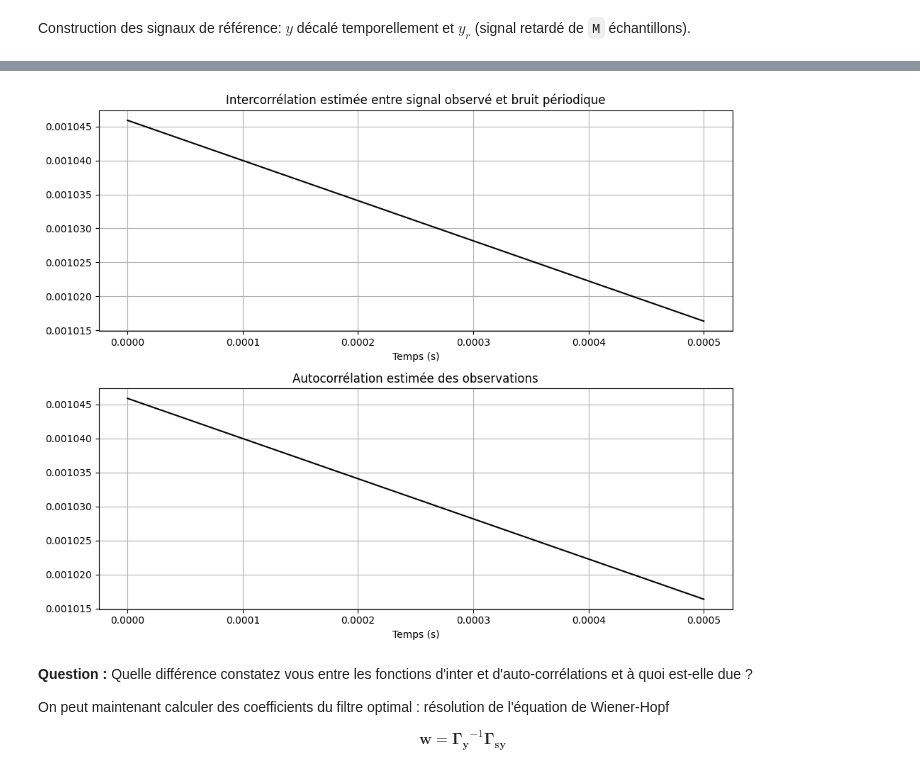
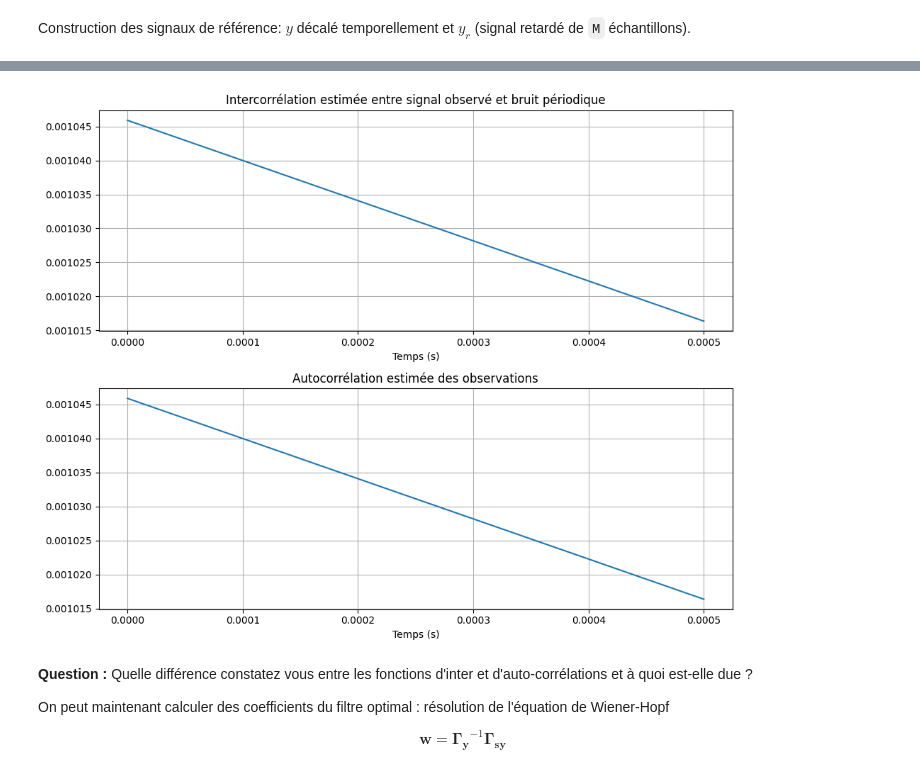
Before and after one commit to fchatelain/ExemplesFLO, a Jupyter notebook: BE1/BE1_Wiener_template.ipynb, the cells around one changed output, grey strips where cells are left out. Cells and saved outputs as stored; diff of their text form; code cells hidden in the pictures.

```diff
--- a/BE1/BE1_Wiener_template.ipynb
+++ b/BE1/BE1_Wiener_template.ipynb
@@ -311,30 +311,30 @@ $\Gamma_{y}[\cdot]$ et $\Gamma_{sy}[\cdot]$ pour tous les retards $r=0,\ldots,$`
 # %%
 # Estimation de l'intercorrélation Gamma_sy
 [inter_sy, lags] = xcorr(y, y_retard, maxlag = Nrif, scale=scale)
 # On regarde dans [0, Nrif] et on ne garde que les retards positifs
 inter_sy = inter_sy[Nrif:]
 lags = lags[Nrif:] / Fe  # En secondes
 
 # Estimation de l'autocorrélation Gamma_y
 auto_y, _ = xcorr(y, y, maxlag = Nrif, scale=scale)
 auto_y = auto_y[Nrif:]
 
 # Affichage
 plt.figure(figsize = (10, 8))
 plt.subplot(2, 1, 1)
 plt.grid()
-plt.plot(lags, inter_sy, 'k-')
+plt.plot(lags, inter_sy)
 plt.title("Intercorrélation estimée entre signal observé et bruit périodique")
 plt.xlabel("Temps (s)")
 plt.tight_layout()
 plt.subplot(2, 1, 2)
 plt.grid()
-plt.plot(lags, auto_y, 'k-')
+plt.plot(lags, auto_y)
 plt.title("Autocorrélation estimée des observations")
 plt.xlabel("Temps (s)")
 plt.tight_layout()
 # %% [output]
-[figure, old version]
+[figure, new version]
 # %% [markdown]
 **Question :** Quelle différence constatez vous entre les fonctions d'inter et d'auto-corrélations et à quoi est-elle due ?
 
```
Also changed, not shown: parts of 5 cells of this notebook.
